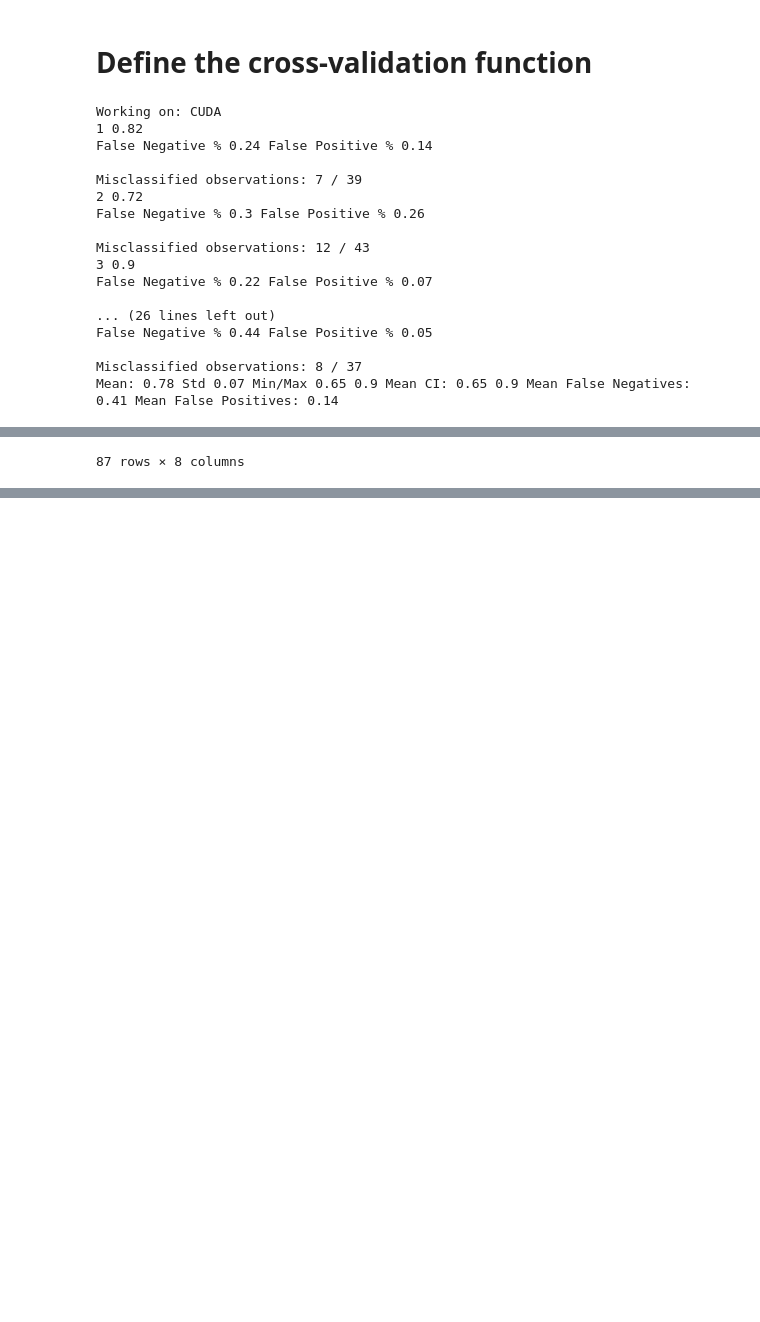
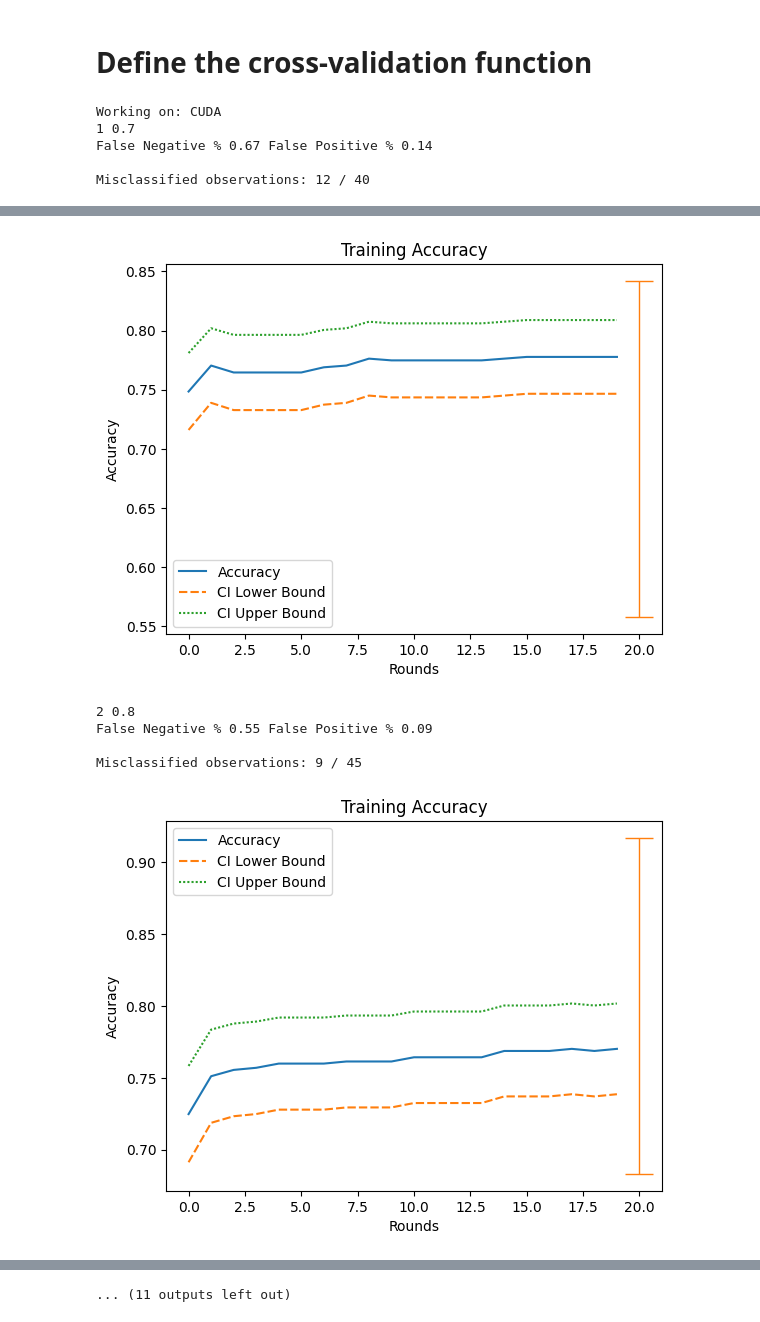
Before and after one commit to PeterVL02/Diabetes-Classifier, a Jupyter notebook: diabetes_classifier.ipynb, the cells around one changed output, grey strips where cells are left out. Cells and saved outputs as stored; diff of their text form; code cells hidden in the pictures; blank space fills up the shorter version.

```diff
--- a/diabetes_classifier.ipynb
+++ b/diabetes_classifier.ipynb
@@ -374,7 +350,7 @@ std_threshold = 4
 n_nearest_neighbors = 3
 
 ## How many times to go train on the dataset before evaluating?
-rounds_to_train = 5
+rounds_to_train = 20
 
 ## How many principal components should be used?
 number_of_pcs = 0
@@ -398,7 +374,7 @@ X_data, Y_data, pc_array = k_split(df, k=k, RemoveOutliers=True, ImputeMissing=T
 
 ## Perform cross validation
 statistics, misclassified_observations = cross_validate(X_data,Y_data,pc_array, n_pcs=number_of_pcs,
-                                            learning_rate = LR, rtt=rounds_to_train, plot=False)
+                                            learning_rate = LR, rtt=rounds_to_train, plot=True)
 
 ## Analyze the data
 means, low_means, high_means, false_negatives, false_positives = [], [], [], [], []
@@ -420,19 +396,7 @@ display(misclassified_observations)
 # lr 0.0001, 20 runder, pc1 + pc2: Mean 0.85 CI: 0.77 0.93
 # %% [output]
 Working on: CUDA
-1 0.82
-False Negative % 0.24 False Positive % 0.14
+1 0.7
+False Negative % 0.67 False Positive % 0.14
 
-Misclassified observations: 7 / 39
-2 0.72
-False Negative % 0.3 False Positive % 0.26
-
-Misclassified observations: 12 / 43
-3 0.9
-False Negative % 0.22 False Positive % 0.07
-
-... (26 lines left out)
-False Negative % 0.44 False Positive % 0.05
-
-Misclassified observations: 8 / 37
-Mean: 0.78 Std 0.07 Min/Max 0.65 0.9 Mean CI: 0.65 0.9 Mean False Negatives: 0.41 Mean False Positives: 0.14
+Misclassified observations: 12 / 40
@@ -451 +403,6 @@ Mean: 0.78 Std 0.07 Min/Max 0.65 0.9 Mean CI: 0.65 0.9 Mean False Negatives: 0.4
+[figure, added]
-87 rows × 8 columns
+2 0.8
+False Negative % 0.55 False Positive % 0.09
+
+Misclassified observations: 9 / 45
+[figure, added]
@@ -451,0 +429 @@ Mean: 0.78 Std 0.07 Min/Max 0.65 0.9 Mean CI: 0.65 0.9 Mean False Negatives: 0.4
+... (11 outputs left out)
```
Also changed, not shown: parts of 3 cells of this notebook, 1 other file.
